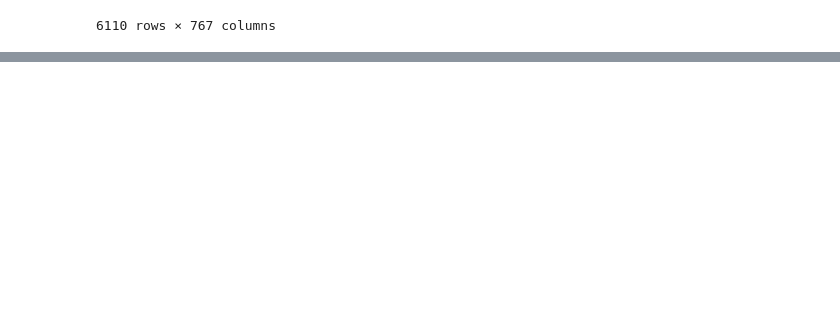
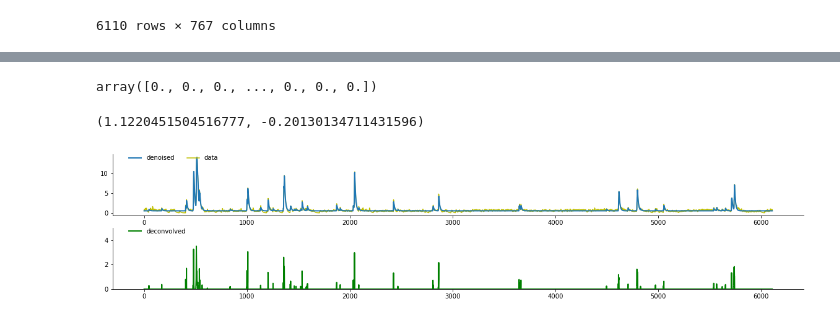
Before and after one commit to m11o/lablib-notebook, a Jupyter notebook: notebooks/sulfur/read_csv_test.ipynb, the cells around one changed output, grey strips where cells are left out. Drawn from its saved outputs; the diff is of its cells as text; code cells hidden in the pictures; blank space fills up the shorter version.

```diff
--- a/notebooks/sulfur/read_csv_test.ipynb
+++ b/notebooks/sulfur/read_csv_test.ipynb
@@ -9,8 +9,8 @@ Try using .loc[row_indexer,col_indexer] = value instead
 See the caveats in the documentation: https://pandas.pydata.org/pandas-docs/stable/user_guide/indexing.html#returning-a-view-versus-a-copy
   self.obj[item_labels[indexer[info_axis]]] = value
 # %%
-a = csv.filtered_by_context('HC2')
-a
+context_data = csv.filtered_by_context('HC2')
+context_data
 # %% [output]
 |  |  | C000 | C001 | C002 | C003 | C004 | C005 | C006 | C007 | C008 | C009 | ... |
 | 1 | 2 |  |  |  |  |  |  |  |  |  |  | ... |
@@ -99,0 +29,3 @@ a.iloc[indexes[0]:(indexes[-1] + 1), :]
+# %%
+items = CaImageCSV.optimize_std(context_data)
+items
@@ -99,0 +61,2 @@ a.iloc[indexes[0]:(indexes[-1] + 1), :]
+# %%
+numpyed_items = items['C000'].to_numpy()
@@ -99,0 +68,23 @@ a.iloc[indexes[0]:(indexes[-1] + 1), :]
+# %%
+s
+# %% [output]
+array([0., 0., 0., ..., 0., 0., 0.])
+# %%
+g
+# %% [output]
+(1.1220451504516777, -0.20130134711431596)
+# %%
+plt.figure(figsize=(20, 4))
+plt.subplot(211)
+plt.plot(b + c, lw=2, label='denoised')
+plt.plot(numpyed_items, label='data', zorder=-12, c='y')
+plt.legend(ncol=3, frameon=False, loc=(.02, .85))
+simpleaxis(plt.gca())
+plt.subplot(212)
+plt.plot(s, lw=2, label='deconvolved', c='g')
+plt.ylim(0, 5.0)
+plt.legend(ncol=3, frameon=False, loc=(.02, .85))
+simpleaxis(plt.gca())
+plt.show()
+# %% [output]
+[figure, added]
```
Also changed, not shown: parts of 13 cells of this notebook.
